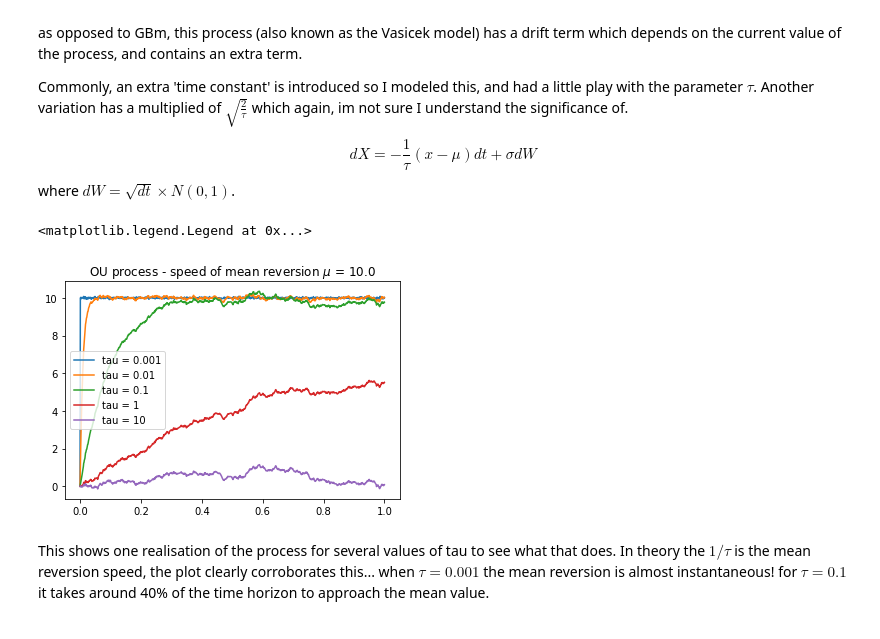
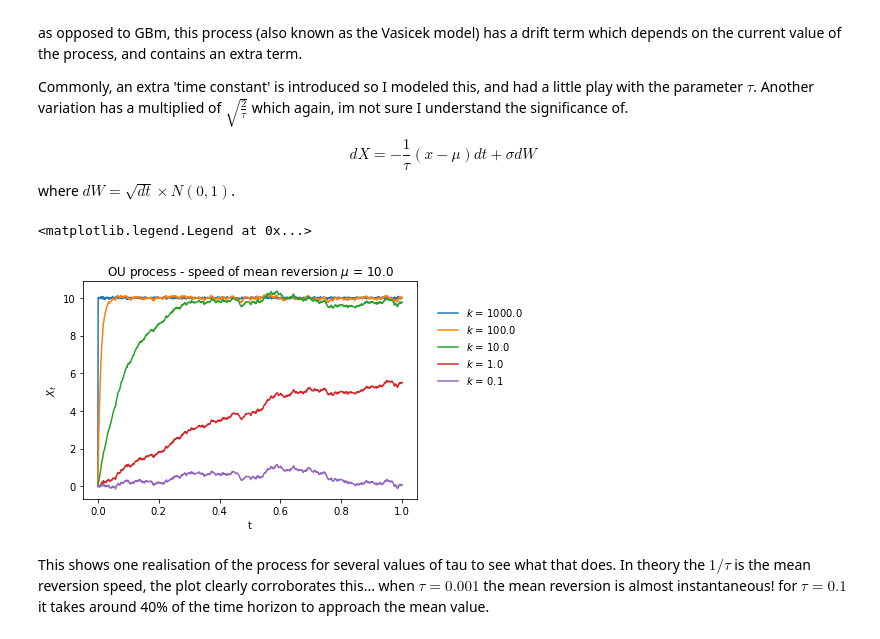
Before and after one commit to s2133934/StochVol, a Jupyter notebook: Notes.ipynb, the cells around one changed output. Saved outputs shown, nothing was run; the diff lists cells and outputs as text; code cells hidden in the pictures.

```diff
--- a/Notes.ipynb
+++ b/Notes.ipynb
@@ -644,27 +644,28 @@ where $dW = \sqrt{dt}\times N(0,1)$.
 # %%
 ######## OU with this mean reversion parameter ################
 # OU Process with time constant tau
 
 sigma, mu = 1., 10.  # Standard deviation, mean
 tau = 1  # Time constant
 tau_var = [0.001, 0.01,0.1, 1, 10]
 
 T, N = 1.0, 1000
 dt = T/N  # Time step
 dW = np.sqrt(dt) * np.random.randn(N)
 
 t_discrete = np.linspace(0., T, N) # Vector of times.
 X = np.zeros(N)
 for tau_ in tau_var:
     for i in range(N - 1):
     #     X[i+1] = X[i] + (-(X[i] - mu) * dt / tau) + (sigma * np.sqrt(2/tau)) * dW[i]
         X[i+1] = X[i] + (-(X[i] - mu)/tau_) * dt + sigma * dW[i]
-    plt.plot(t_discrete, X, label='tau = '+str(tau_))
+    plt.plot(t_discrete, X, label='$k$ = '+str(1/tau_))
 plt.title('OU process - speed of mean reversion $\mu$ = ' + str(mu))
-plt.legend()
+plt.xlabel('t'); plt.ylabel('$X_t$')
+plt.legend(loc=(0.3,0.48), bbox_to_anchor=(1.05, 0.5),framealpha=0)
 # %% [output]
 <matplotlib.legend.Legend at 0x...>
-[figure, old version]
+[figure, new version]
 # %% [markdown]
 This shows one realisation of the process for several values of tau to see what that does. In theory the $1/\tau$ is the mean reversion speed, the plot clearly corroborates this... when $\tau=0.001$ the mean reversion is almost instantaneous! for $\tau = 0.1$ it takes around 40% of the time horizon to approach the mean value.
 # %% [markdown]
```
Also changed, not shown: parts of 91 cells of this notebook, 12 other files.
